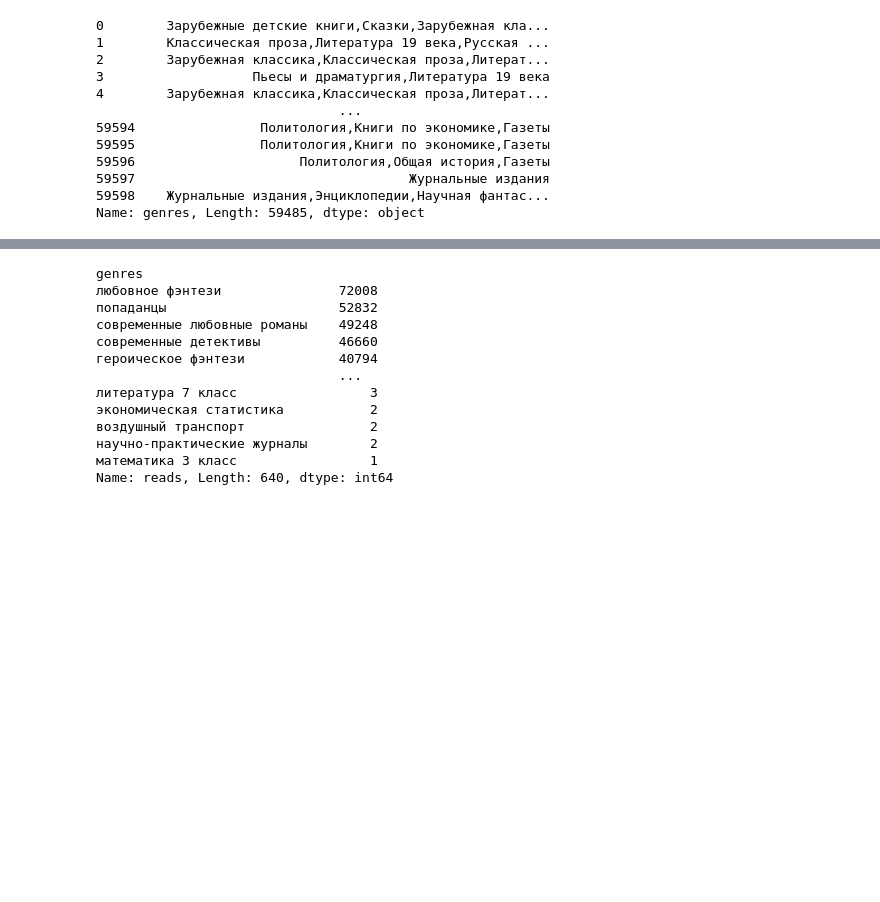
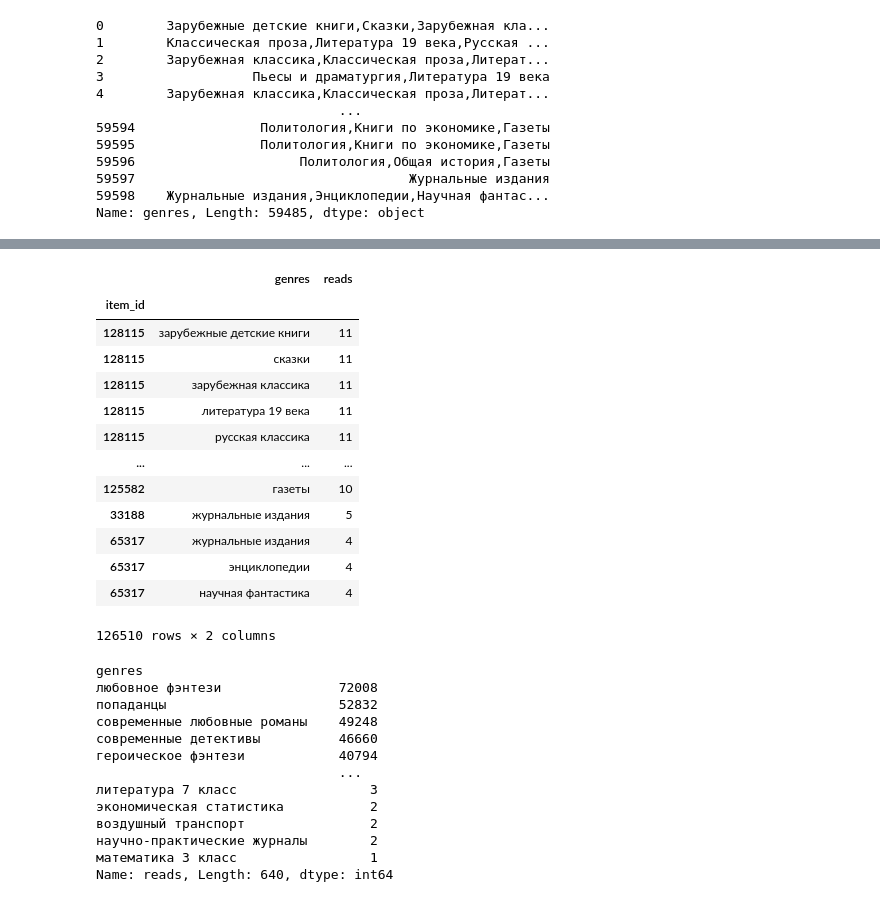
Before and after one commit to shtrausslearning/shtrausslearning.github.io, a Jupyter notebook: docs/notebooks/course_recsys/recsys_lightfm.ipynb, the cells around one changed output, grey strips where cells are left out. Cells and saved outputs as stored; diff of their text form; code cells hidden in the pictures; blank space fills up the shorter version.

```diff
--- a/docs/notebooks/course_recsys/recsys_lightfm.ipynb
+++ b/docs/notebooks/course_recsys/recsys_lightfm.ipynb
@@ -258,3 +292,20 @@ i_features_lfm.head()
+# %%
+i_features_lfm[['genres','reads']].explode('genres')
+# %% [output]
+|  | genres | reads |
+| item_id |  |  |
+| 128115 | зарубежные детские книги | 11 |
+| 128115 | сказки | 11 |
+| 128115 | зарубежная классика | 11 |
+| 128115 | литература 19 века | 11 |
+| 128115 | русская классика | 11 |
+| ... | ... | ... |
+| 125582 | газеты | 10 |
+| 33188 | журнальные издания | 5 |
+| 65317 | журнальные издания | 4 |
+| 65317 | энциклопедии | 4 |
+| 65317 | научная фантастика | 4 |
+126510 rows × 2 columns
 # %%
 # genre based read count
 genres_count = i_features_lfm[['genres','reads']].explode('genres').groupby('genres')['reads'].sum()
```
Also changed, not shown: parts of 55 cells of this notebook.
